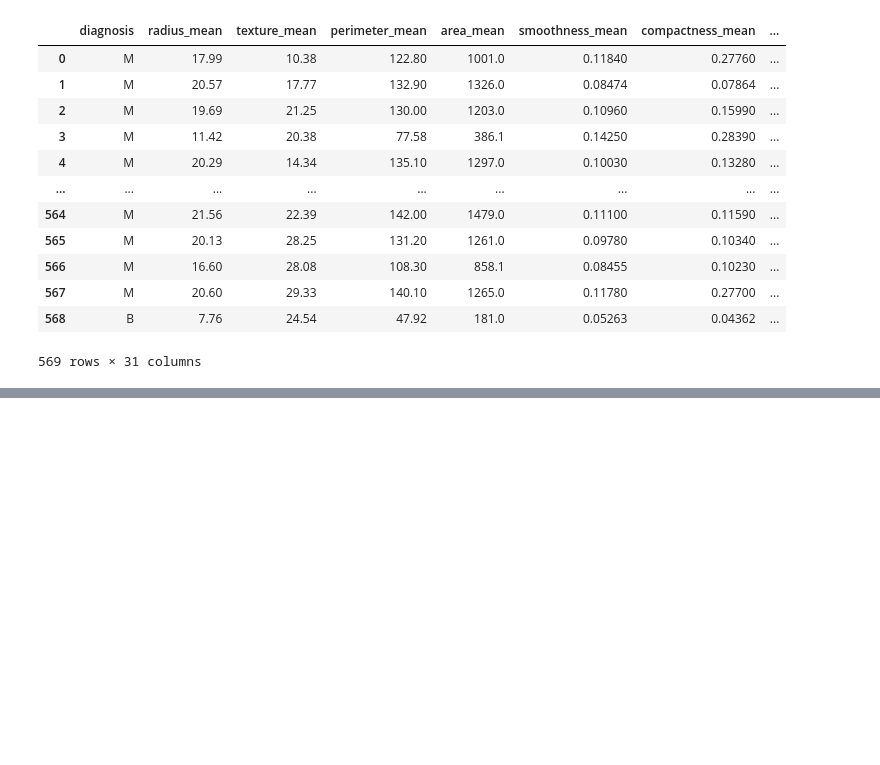
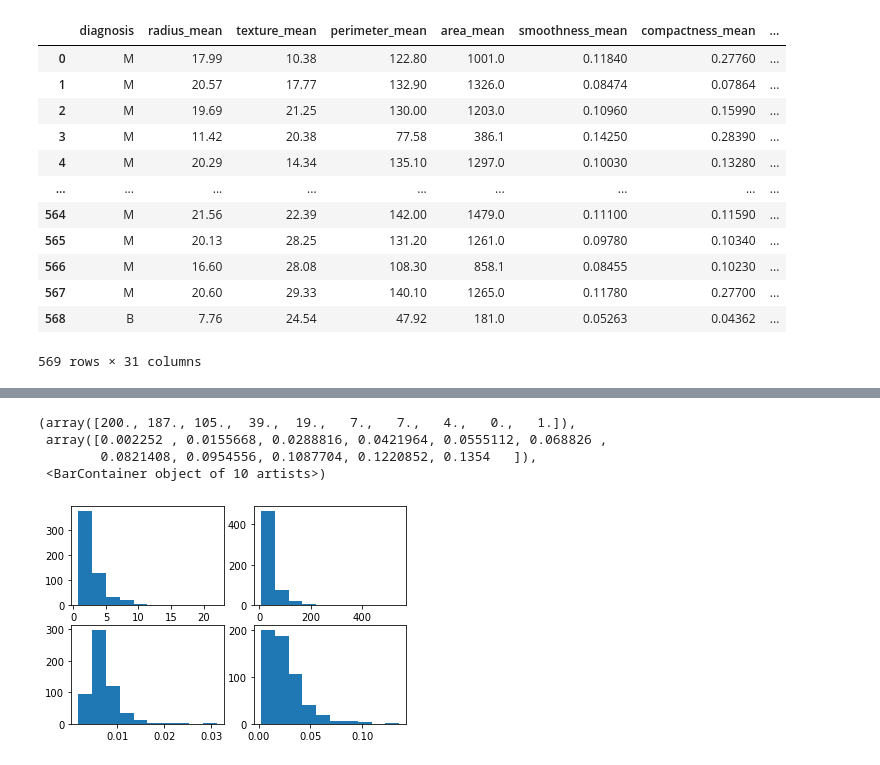
Before and after one commit to pourianiknam/Breast-Cancer-WI-Data-Set, a Jupyter notebook: Breast Cancer WI.ipynb, the cells around one changed output, grey strips where cells are left out. Saved outputs shown, nothing was run; the diff lists cells and outputs as text; code cells hidden in the pictures; blank space fills up the shorter version.

```diff
--- a/Breast Cancer WI.ipynb
+++ b/Breast Cancer WI.ipynb
@@ -48,0 +92,12 @@ ax9 = fig1.add_subplot(3,3,9)
+# %%
+fig, ((ax13, ax14),(ax15, ax16)) = plt.subplots(2,2)
+ax13.hist(data[['perimeter_se']])
+ax14.hist(data[['area_se']])
+ax15.hist(data[['smoothness_se']])
+ax16.hist(data[['compactness_se']])
+# %% [output]
+(array([200., 187., 105.,  39.,  19.,   7.,   7.,   4.,   0.,   1.]),
+ array([0.002252 , 0.0155668, 0.0288816, 0.0421964, 0.0555112, 0.068826 ,
+        0.0821408, 0.0954556, 0.1087704, 0.1220852, 0.1354   ]),
+ <BarContainer object of 10 artists>)
+[figure, added]
```
Also changed, not shown: parts of 8 cells of this notebook, 1 other file.
